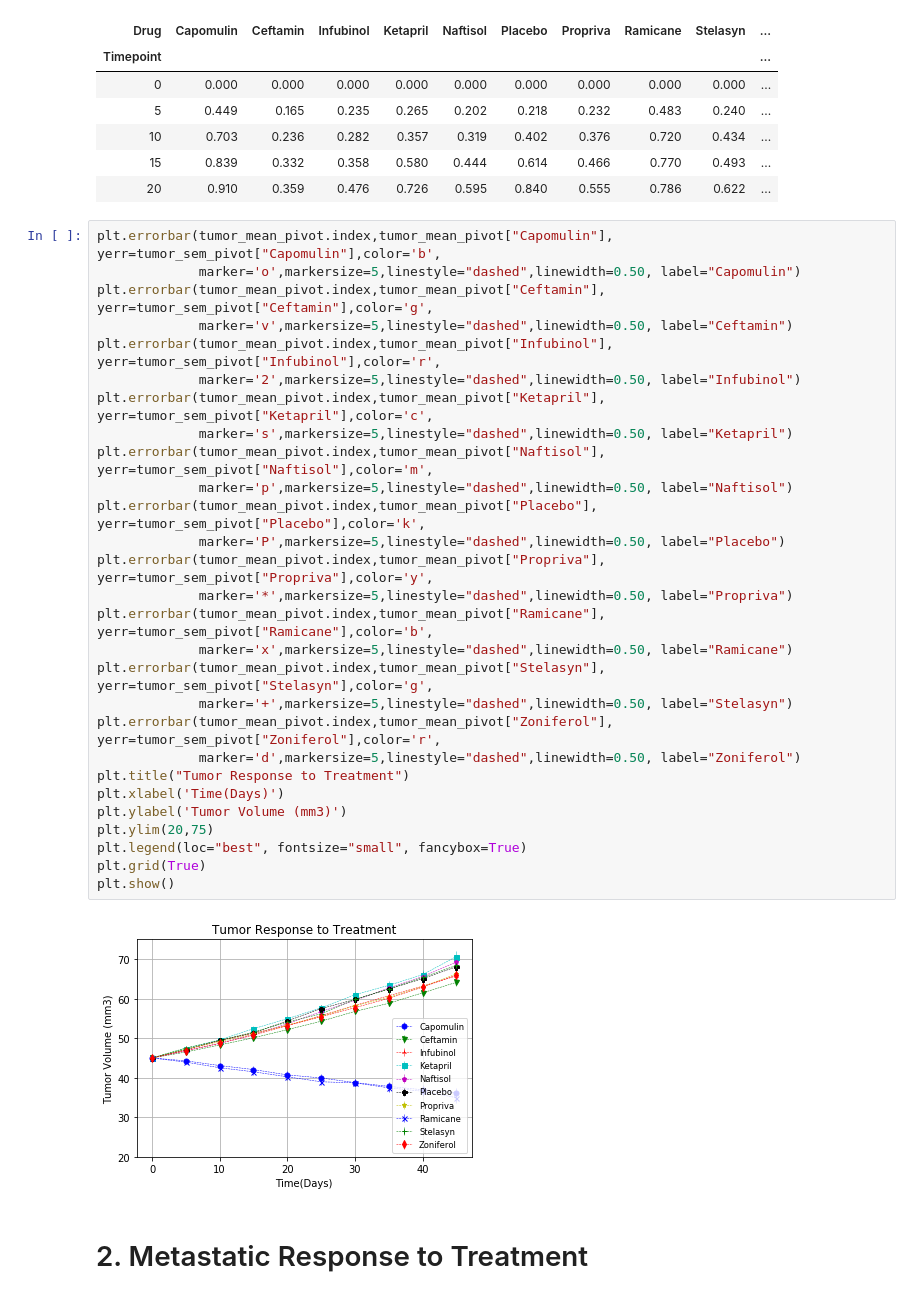
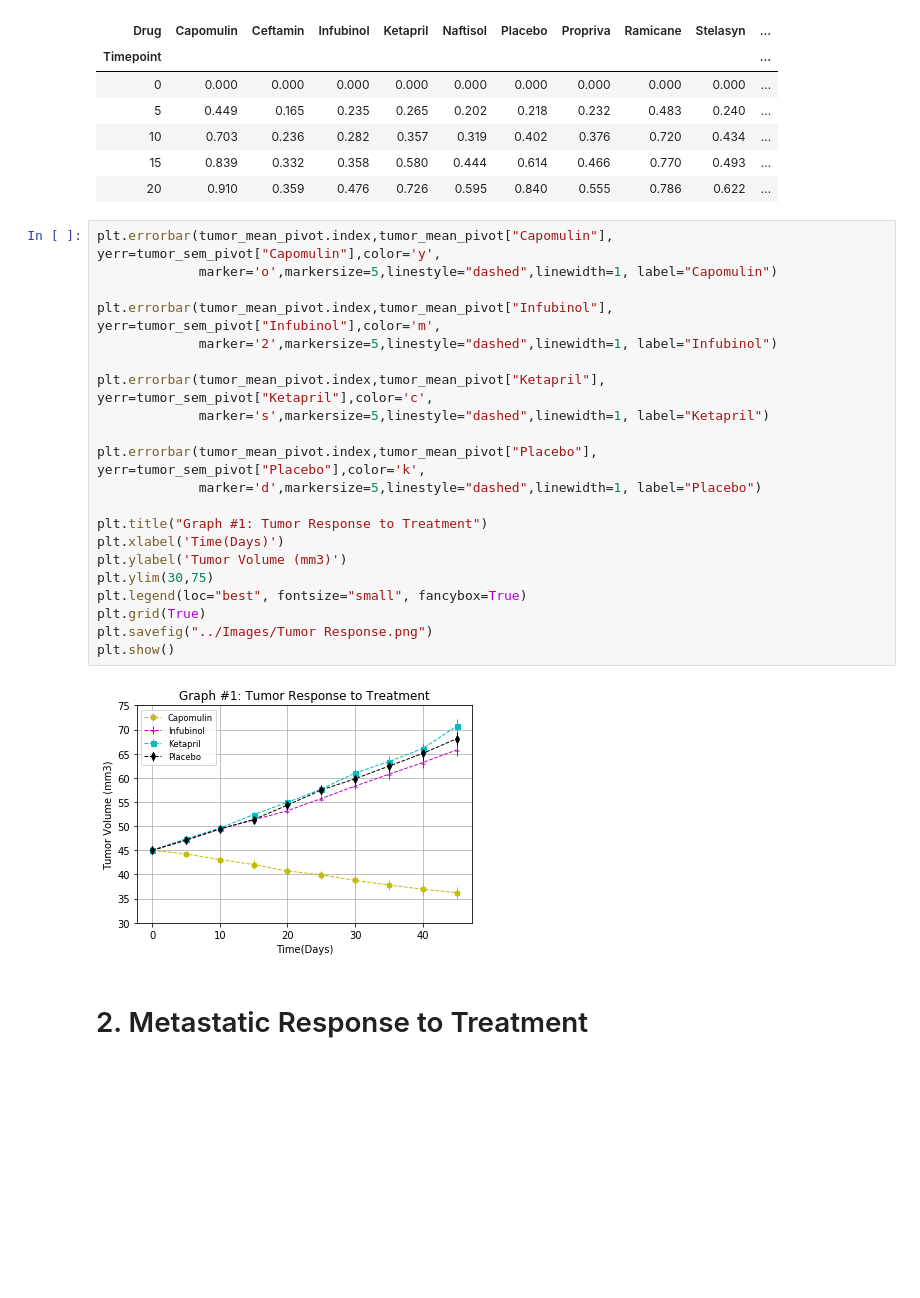
Before and after one commit to Pame1481/Matplotlib-Challenge, a Jupyter notebook: Pymaceuticals/pymaceuticals.ipynb, the cells around one changed output. Saved outputs shown, nothing was run; the diff lists cells and outputs as text; blank space fills up the shorter version.

```diff
--- a/Pymaceuticals/pymaceuticals.ipynb
+++ b/Pymaceuticals/pymaceuticals.ipynb
@@ -160,35 +160,28 @@ tumor_sem_pivot.head()
 | 15 | 0.839 | 0.332 | 0.358 | 0.580 | 0.444 | 0.614 | 0.466 | 0.770 | 0.493 | ... |
 | 20 | 0.910 | 0.359 | 0.476 | 0.726 | 0.595 | 0.840 | 0.555 | 0.786 | 0.622 | ... |
 # %%
-plt.errorbar(tumor_mean_pivot.index,tumor_mean_pivot["Capomulin"], yerr=tumor_sem_pivot["Capomulin"],color='b',
-             marker='o',markersize=5,linestyle="dashed",linewidth=0.50, label="Capomulin")
-plt.errorbar(tumor_mean_pivot.index,tumor_mean_pivot["Ceftamin"], yerr=tumor_sem_pivot["Ceftamin"],color='g',
-             marker='v',markersize=5,linestyle="dashed",linewidth=0.50, label="Ceftamin")
-plt.errorbar(tumor_mean_pivot.index,tumor_mean_pivot["Infubinol"], yerr=tumor_sem_pivot["Infubinol"],color='r',
-             marker='2',markersize=5,linestyle="dashed",linewidth=0.50, label="Infubinol")
+plt.errorbar(tumor_mean_pivot.index,tumor_mean_pivot["Capomulin"], yerr=tumor_sem_pivot["Capomulin"],color='y',
+             marker='o',markersize=5,linestyle="dashed",linewidth=1, label="Capomulin")
+
+plt.errorbar(tumor_mean_pivot.index,tumor_mean_pivot["Infubinol"], yerr=tumor_sem_pivot["Infubinol"],color='m',
+             marker='2',markersize=5,linestyle="dashed",linewidth=1, label="Infubinol")
+
 plt.errorbar(tumor_mean_pivot.index,tumor_mean_pivot["Ketapril"], yerr=tumor_sem_pivot["Ketapril"],color='c',
-             marker='s',markersize=5,linestyle="dashed",linewidth=0.50, label="Ketapril")
-plt.errorbar(tumor_mean_pivot.index,tumor_mean_pivot["Naftisol"], yerr=tumor_sem_pivot["Naftisol"],color='m',
-             marker='p',markersize=5,linestyle="dashed",linewidth=0.50, label="Naftisol")
+             marker='s',markersize=5,linestyle="dashed",linewidth=1, label="Ketapril")
+
 plt.errorbar(tumor_mean_pivot.index,tumor_mean_pivot["Placebo"], yerr=tumor_sem_pivot["Placebo"],color='k',
-             marker='P',markersize=5,linestyle="dashed",linewidth=0.50, label="Placebo")
-plt.errorbar(tumor_mean_pivot.index,tumor_mean_pivot["Propriva"], yerr=tumor_sem_pivot["Propriva"],color='y',
-             marker='*',markersize=5,linestyle="dashed",linewidth=0.50, label="Propriva")
-plt.errorbar(tumor_mean_pivot.index,tumor_mean_pivot["Ramicane"], yerr=tumor_sem_pivot["Ramicane"],color='b',
-             marker='x',markersize=5,linestyle="dashed",linewidth=0.50, label="Ramicane")
-plt.errorbar(tumor_mean_pivot.index,tumor_mean_pivot["Stelasyn"], yerr=tumor_sem_pivot["Stelasyn"],color='g',
-             marker='+',markersize=5,linestyle="dashed",linewidth=0.50, label="Stelasyn")
-plt.errorbar(tumor_mean_pivot.index,tumor_mean_pivot["Zoniferol"], yerr=tumor_sem_pivot["Zoniferol"],color='r',
-             marker='d',markersize=5,linestyle="dashed",linewidth=0.50, label="Zoniferol")
-plt.title("Tumor Response to Treatment")
+             marker='d',markersize=5,linestyle="dashed",linewidth=1, label="Placebo")
+
+plt.title("Graph #1: Tumor Response to Treatment")
 plt.xlabel('Time(Days)')
 plt.ylabel('Tumor Volume (mm3)')
-plt.ylim(20,75)
+plt.ylim(30,75)
 plt.legend(loc="best", fontsize="small", fancybox=True)
 plt.grid(True)
+plt.savefig("../Images/Tumor Response.png")
 plt.show()
 # %% [output]
-[figure, old version]
+[figure, new version]
 # %% [markdown]
 # 2. Metastatic Response to Treatment
 # %%
```
Also changed, not shown: parts of 7 cells of this notebook, 5 other files.
